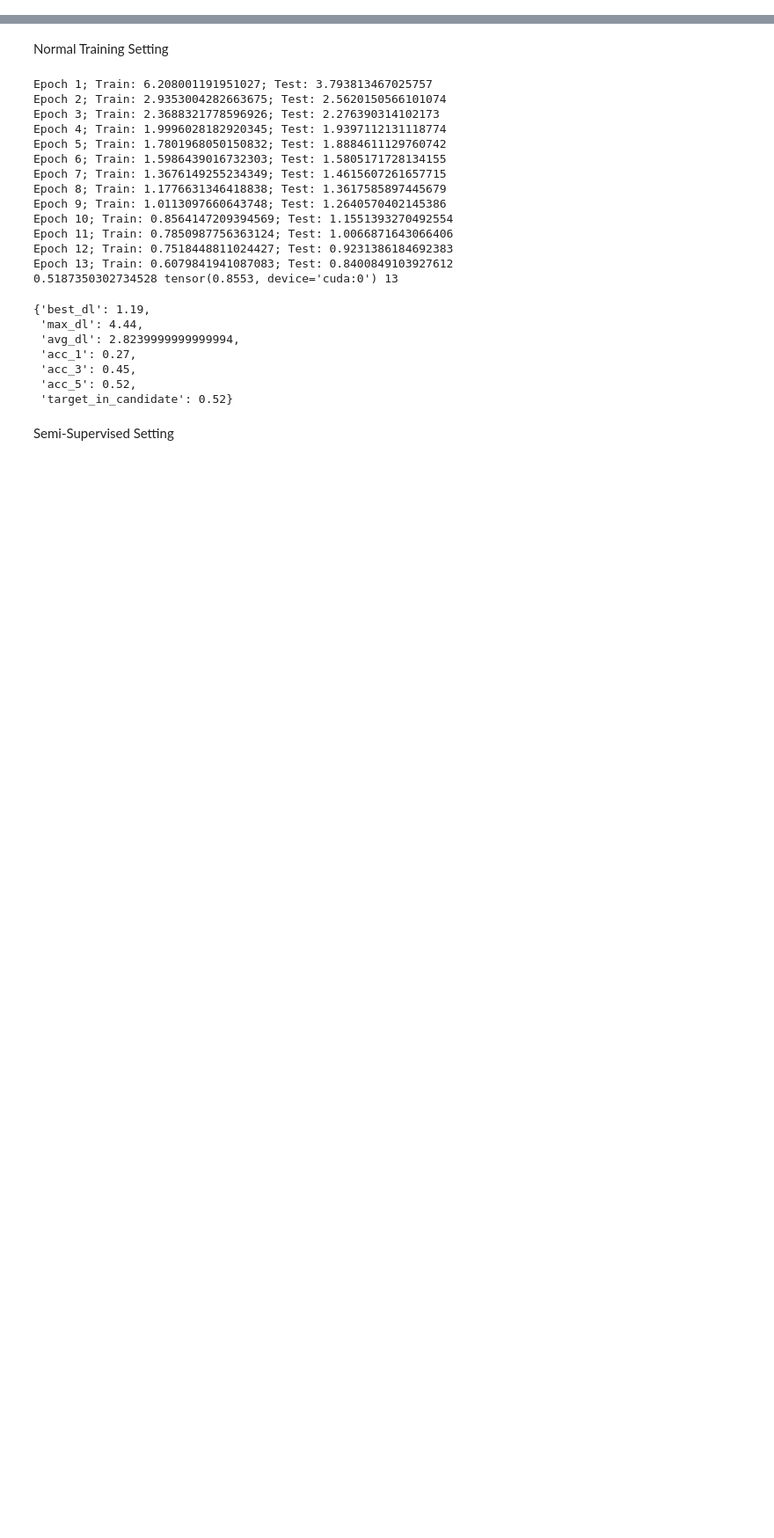
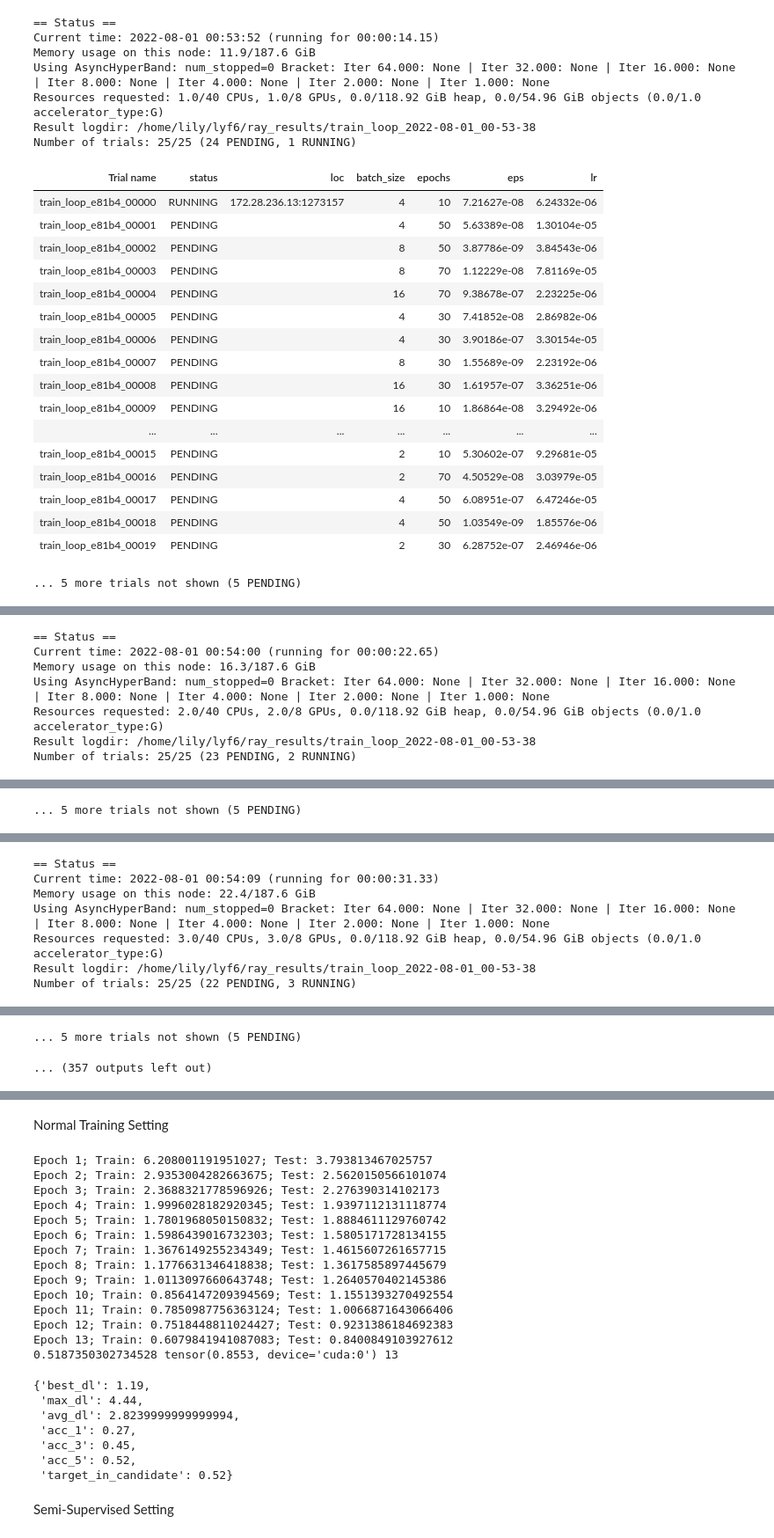
Before and after one commit to ljyflores/efficient-spelling-normalization-filipino, a Jupyter notebook: main_model.ipynb, the cells around one changed output, grey strips where cells are left out. Shown at 88% size. Saved outputs shown, nothing was run; the diff lists cells and outputs as text; code cells hidden in the pictures; blank space fills up the shorter version.

```diff
--- a/main_model.ipynb
+++ b/main_model.ipynb
@@ -129,0 +320,25 @@ def initialize(USE_BERT, lr=5e-5, eps=1e-8):
+# %%
+args = {
+    "perturb": True,
+    "use_bert": True,
+    "early_stopping": False,
+    "lr": tune.loguniform(1e-6, 1e-4),
+    "eps": tune.loguniform(1e-9, 1e-6),
+    "epochs": tune.choice([10,30,50,70]),
+    "batch_size": tune.choice([2, 4, 8, 16])
+}
+
+scheduler = ASHAScheduler(
+        max_t=70,
+        grace_period=1,
+        reduction_factor=2)
+result = tune.run(
+        tune.with_parameters(train_loop),
+        resources_per_trial={"gpu": 1},
+        config=args,
+        metric="VAL_LOSS",
+        mode="min",
+        num_samples=25,
+        scheduler=scheduler
+    )
+# %% [output]
@@ -129,0 +346,25 @@ def initialize(USE_BERT, lr=5e-5, eps=1e-8):
+== Status ==
+Current time: 2022-08-01 00:53:52 (running for 00:00:14.15)
+Memory usage on this node: 11.9/187.6 GiB
+Using AsyncHyperBand: num_stopped=0 Bracket: Iter 64.000: None | Iter 32.000: None | Iter 16.000: None | Iter 8.000: None | Iter 4.000: None | Iter 2.000: None | Iter 1.000: None
+Resources requested: 1.0/40 CPUs, 1.0/8 GPUs, 0.0/118.92 GiB heap, 0.0/54.96 GiB objects (0.0/1.0 accelerator_type:G)
+Result logdir: /home/lily/lyf6/ray_results/train_loop_2022-08-01_00-53-38
+Number of trials: 25/25 (24 PENDING, 1 RUNNING)
+| Trial name | status | loc | batch_size | epochs | eps | lr |
+| train_loop_e81b4_00000 | RUNNING | 172.28.236.13:1273157 | 4 | 10 | 7.21627e-08 | 6.24332e-06 |
+| train_loop_e81b4_00001 | PENDING |  | 4 | 50 | 5.63389e-08 | 1.30104e-05 |
+| train_loop_e81b4_00002 | PENDING |  | 8 | 50 | 3.87786e-09 | 3.84543e-06 |
+| train_loop_e81b4_00003 | PENDING |  | 8 | 70 | 1.12229e-08 | 7.81169e-05 |
+| train_loop_e81b4_00004 | PENDING |  | 16 | 70 | 9.38678e-07 | 2.23225e-06 |
+| train_loop_e81b4_00005 | PENDING |  | 4 | 30 | 7.41852e-08 | 2.86982e-06 |
+| train_loop_e81b4_00006 | PENDING |  | 4 | 30 | 3.90186e-07 | 3.30154e-05 |
+| train_loop_e81b4_00007 | PENDING |  | 8 | 30 | 1.55689e-09 | 2.23192e-06 |
+| train_loop_e81b4_00008 | PENDING |  | 16 | 30 | 1.61957e-07 | 3.36251e-06 |
+| train_loop_e81b4_00009 | PENDING |  | 16 | 10 | 1.86864e-08 | 3.29492e-06 |
+| ... | ... | ... | ... | ... | ... | ... |
+| train_loop_e81b4_00015 | PENDING |  | 2 | 10 | 5.30602e-07 | 9.29681e-05 |
+| train_loop_e81b4_00016 | PENDING |  | 2 | 70 | 4.50529e-08 | 3.03979e-05 |
+| train_loop_e81b4_00017 | PENDING |  | 4 | 50 | 6.08951e-07 | 6.47246e-05 |
+| train_loop_e81b4_00018 | PENDING |  | 4 | 50 | 1.03549e-09 | 1.85576e-06 |
+| train_loop_e81b4_00019 | PENDING |  | 2 | 30 | 6.28752e-07 | 2.46946e-06 |
+... 5 more trials not shown (5 PENDING)
@@ -129,0 +372,7 @@ def initialize(USE_BERT, lr=5e-5, eps=1e-8):
+== Status ==
+Current time: 2022-08-01 00:54:00 (running for 00:00:22.65)
+Memory usage on this node: 16.3/187.6 GiB
+Using AsyncHyperBand: num_stopped=0 Bracket: Iter 64.000: None | Iter 32.000: None | Iter 16.000: None | Iter 8.000: None | Iter 4.000: None | Iter 2.000: None | Iter 1.000: None
+Resources requested: 2.0/40 CPUs, 2.0/8 GPUs, 0.0/118.92 GiB heap, 0.0/54.96 GiB objects (0.0/1.0 accelerator_type:G)
+Result logdir: /home/lily/lyf6/ray_results/train_loop_2022-08-01_00-53-38
+Number of trials: 25/25 (23 PENDING, 2 RUNNING)
@@ -129,0 +396 @@ def initialize(USE_BERT, lr=5e-5, eps=1e-8):
+... 5 more trials not shown (5 PENDING)
@@ -129,0 +398,7 @@ def initialize(USE_BERT, lr=5e-5, eps=1e-8):
+== Status ==
+Current time: 2022-08-01 00:54:09 (running for 00:00:31.33)
+Memory usage on this node: 22.4/187.6 GiB
+Using AsyncHyperBand: num_stopped=0 Bracket: Iter 64.000: None | Iter 32.000: None | Iter 16.000: None | Iter 8.000: None | Iter 4.000: None | Iter 2.000: None | Iter 1.000: None
+Resources requested: 3.0/40 CPUs, 3.0/8 GPUs, 0.0/118.92 GiB heap, 0.0/54.96 GiB objects (0.0/1.0 accelerator_type:G)
+Result logdir: /home/lily/lyf6/ray_results/train_loop_2022-08-01_00-53-38
+Number of trials: 25/25 (22 PENDING, 3 RUNNING)
@@ -129,0 +422,2 @@ def initialize(USE_BERT, lr=5e-5, eps=1e-8):
+... 5 more trials not shown (5 PENDING)
+... (357 outputs left out)
```
Also changed, not shown: parts of 18 cells of this notebook, 24 other files.
